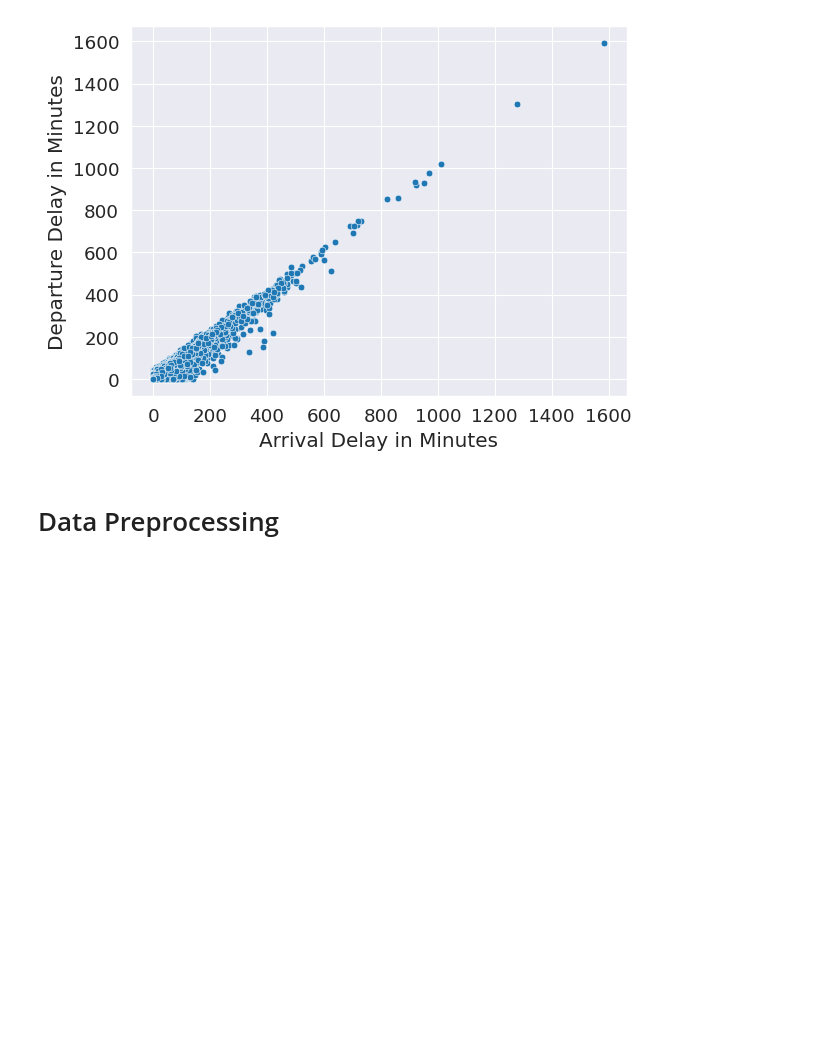
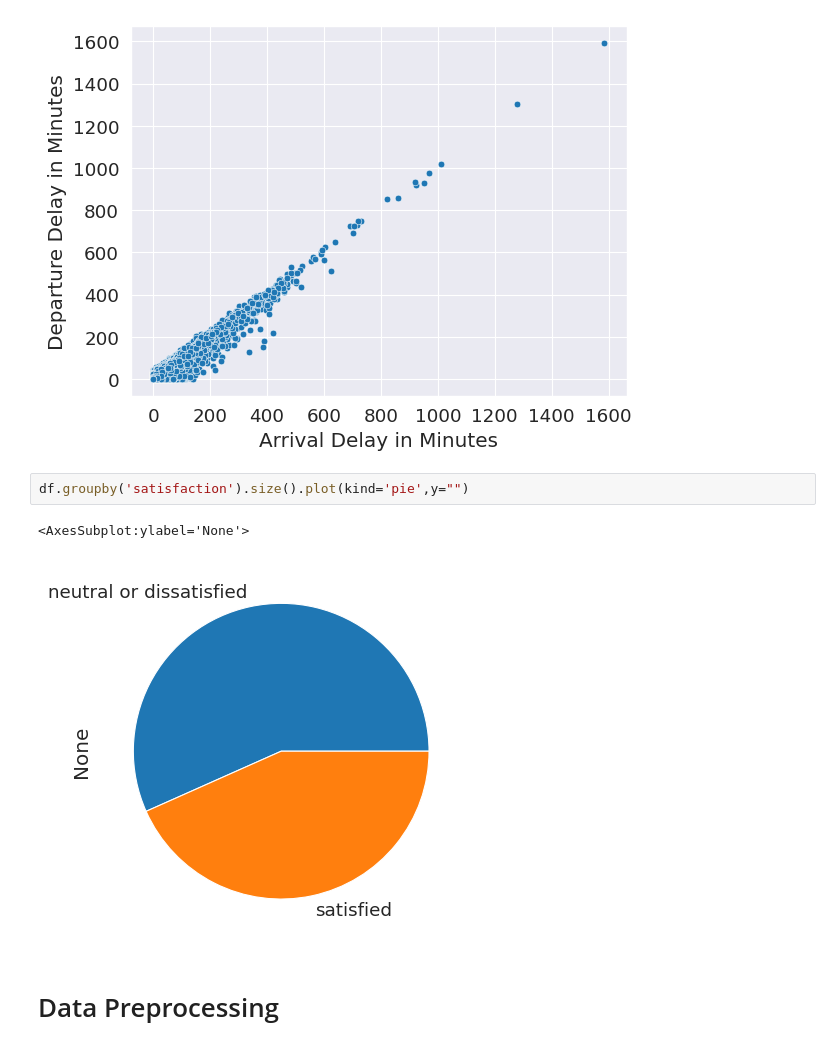
Before and after one commit to bmeghadharsan/19CSE305, a Jupyter notebook: CourseProject/airLinePassenger.ipynb, the cells around one changed output. Drawn from its saved outputs; the diff is of its cells as text; blank space fills up the shorter version.

Commit message:
Pie plot added for target variable - satisfaction. Logistic Regression alone is yet to be completed

```diff
--- a/CourseProject/airLinePassenger.ipynb
+++ b/CourseProject/airLinePassenger.ipynb
@@ -249,6 +249,11 @@ sns.scatterplot(df['Arrival Delay in Minutes'],df['Departure Delay in Minutes'])
 # %% [output]
 <AxesSubplot:xlabel='Arrival Delay in Minutes', ylabel='Departure Delay in Minutes'>
 [figure]
+# %%
+df.groupby('satisfaction').size().plot(kind='pie',y="")
+# %% [output]
+<AxesSubplot:ylabel='None'>
+[figure, added]
 # %% [markdown]
 <h1>Data Preprocessing</h1>
 # %% [markdown]
```
Also changed, not shown: parts of 5 cells of this notebook.
